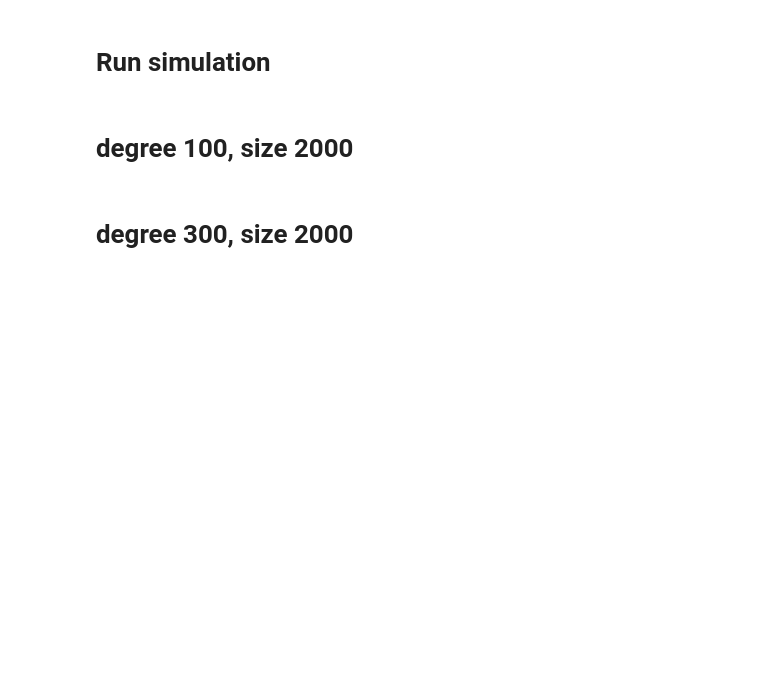
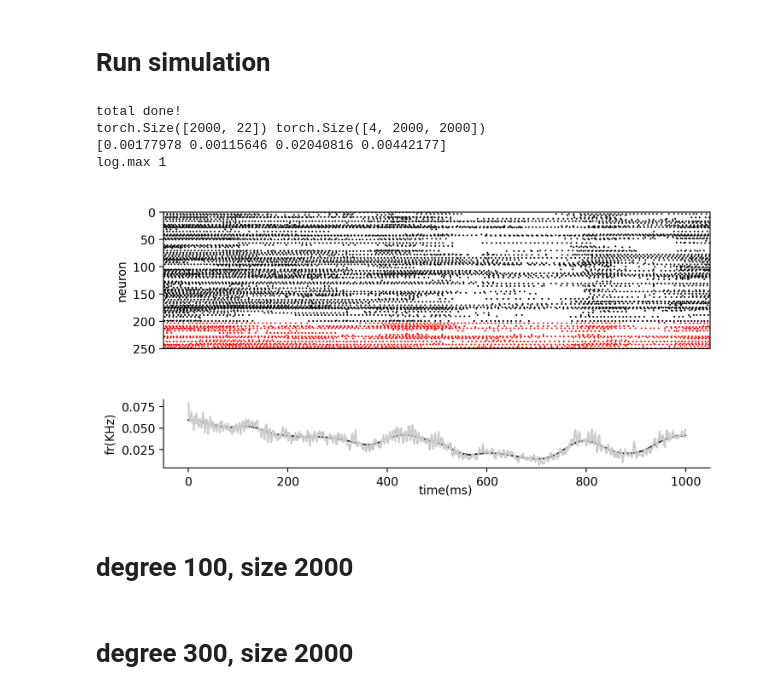
Before and after one commit to lepodl/CriticalNN, a Jupyter notebook: notebook/fig2.ipynb, the cells around one changed output. Cells and saved outputs as stored; diff of their text form; code cells hidden in the pictures; blank space fills up the shorter version.

```diff
--- a/notebook/fig2.ipynb
+++ b/notebook/fig2.ipynb
@@ -13,32 +13,37 @@ from scipy.io import loadmat
 # Run simulation
 # %%
 prob = torch.tensor([[1.]])
-path = "small_block_d300"
+path = "small_block_d500"
 tau_ui = (8, 40, 10, 50)
 
-ampa_contribution = np.linspace(0., 1., num=100, endpoint=True)
-gabaA_contribution = np.linspace(0., 1., num=100, endpoint=True)
-contribution = np.stack(np.meshgrid(ampa_contribution, gabaA_contribution, indexing='ij'), axis=-1).reshape(
-    (-1, 2))
-ampa_contribution = contribution[:, 0]
-gabaA_contribution = contribution[:, 1]
-ampa = ampa_contribution / 102
-nmda = (1 - ampa_contribution) / 500
-gabaA = gabaA_contribution / 6
-gabaB = (1 - gabaA_contribution) / 108
-para = np.stack([ampa, nmda, gabaA, gabaB], axis=1)
-para = para.astype(np.float32)
-specifcied_gui = para[50 * 100 + 50]
+# ampa_contribution = np.linspace(0., 1., num=100, endpoint=True)
+# gabaA_contribution = np.linspace(0., 1., num=100, endpoint=True)
+# contribution = np.stack(np.meshgrid(ampa_contribution, gabaA_contribution, indexing='ij'), axis=-1).reshape(
+#     (-1, 2))
+# ampa_contribution = contribution[:, 0]
+# gabaA_contribution = contribution[:, 1]
+# ampa = ampa_contribution / 102
+# nmda = (1 - ampa_contribution) / 500
+# gabaA = gabaA_contribution / 6
+# gabaB = (1 - gabaA_contribution) / 108
+# para = np.stack([ampa, nmda, gabaA, gabaB], axis=1)
+# para = para.astype(np.float32)
+# specifcied_gui = para[50 * 100 + 50]
+specifcied_gui = np.array((0.0017797816801139058,
+                         0.0011564625850340139,
+                         0.02040816326530612,
+                         0.004421768707482994)
+                        )
 
-# if os.path.exists(os.path.join(path, 'single', 'block_0.npz')):
-#     print("remove")
-#     os.remove(os.path.join(path, 'single', 'block_0.npz'))
-# connect_for_multi_sparse_block(prob, {'g_Li': 0.03,
-#                                       'g_ui': specifcied_gui,
-#                                       "V_reset": -65,
-#                                         'tao_ui': tau_ui},
-#                                E_number=int(1.6e3), I_number=int(4e2), degree=300, init_min=0,
-#                                init_max=1, perfix=path)
+if os.path.exists(os.path.join(path, 'single', 'block_0.npz')):
+    print("remove")
+    os.remove(os.path.join(path, 'single', 'block_0.npz'))
+connect_for_multi_sparse_block(prob, {'g_Li': 0.03,
+                                      'g_ui': specifcied_gui,
+                                      "V_reset": -65,
+                                        'tao_ui': tau_ui},
+                               E_number=int(1.6e3), I_number=int(4e2), degree=500, init_min=0,
+                               init_max=1, perfix=path)
 property, w_uij = connect_for_block(os.path.join(path, 'single'))
 
 print(specifcied_gui)
@@ -61,33 +66,39 @@ log_all = np.array(log_all, dtype=np.uint8)
 log = log_all[:, 1400:1650]
 log = log.reshape((-1, 10, 250))
 sub_log = log.sum(axis=1)
 # np.save(os.path.join(self.path, "log.npy"), sub_log)
 print("log.max", log.max())
 fr = instantaneous_rate(sub_log, bin_width=5)
 rate_time_series_auto_kernel = gaussian_filter1d(fr, 20, axis=-1)
 fig = plt.figure(figsize=(8, 4), dpi=200)
 ax = fig.add_subplot(1, 1, 1, frameon=False)
 ax.tick_params(labelcolor='none', top=False, bottom=False, left=False, right=False)
 ax.grid(False)
 ax.set_xlabel('time(ms)')
 ax = fig.add_axes([0.1, 0.4, 0.8, 0.5])
 x, y = sub_log[:, :200].nonzero()
 ax.scatter(x, y, marker='.', color="black", s=1)
 x, y = sub_log[:, 200:].nonzero()
 ax.scatter(x, y + 200, marker='.', color="red", s=1)
 ax.set_xlim([0, 1000])
 ax.set_ylim([0, 250])
 ax.set_xticks([])
 ax.set_ylabel('neuron')
 ax.invert_yaxis()
 ax.set_aspect(1)
 ax = fig.add_axes([0.1, 0.1, 0.8, 0.2])
 ax.plot(rate_time_series_auto_kernel, color='0.2')
 ax.plot(fr, color='0.8')
 ax.spines['right'].set_color('none')
 ax.spines['top'].set_color('none')
 ax.set_ylabel("fr(KHz)")
 torch.cuda.empty_cache()
+# %% [output]
+total done!
+torch.Size([2000, 22]) torch.Size([4, 2000, 2000])
+[0.00177978 0.00115646 0.02040816 0.00442177]
+log.max 1
+[figure, added]
 # %% [markdown]
 # degree 100, size 2000
 # %%
```
Also changed, not shown: parts of 6 cells of this notebook, 16 other files.
